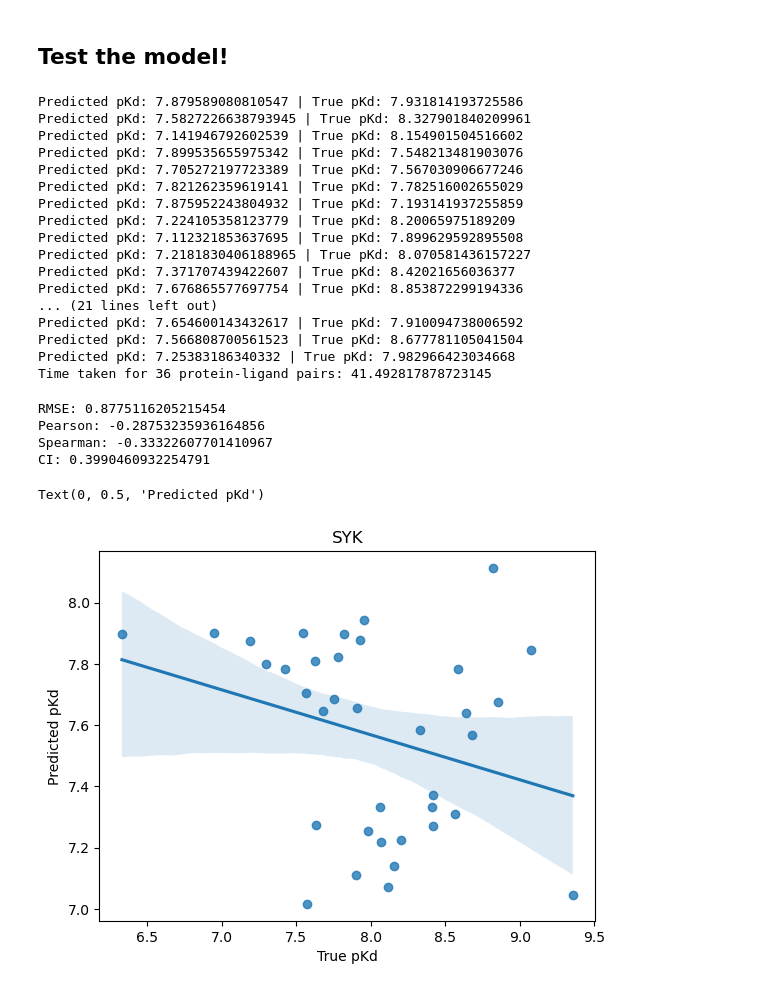
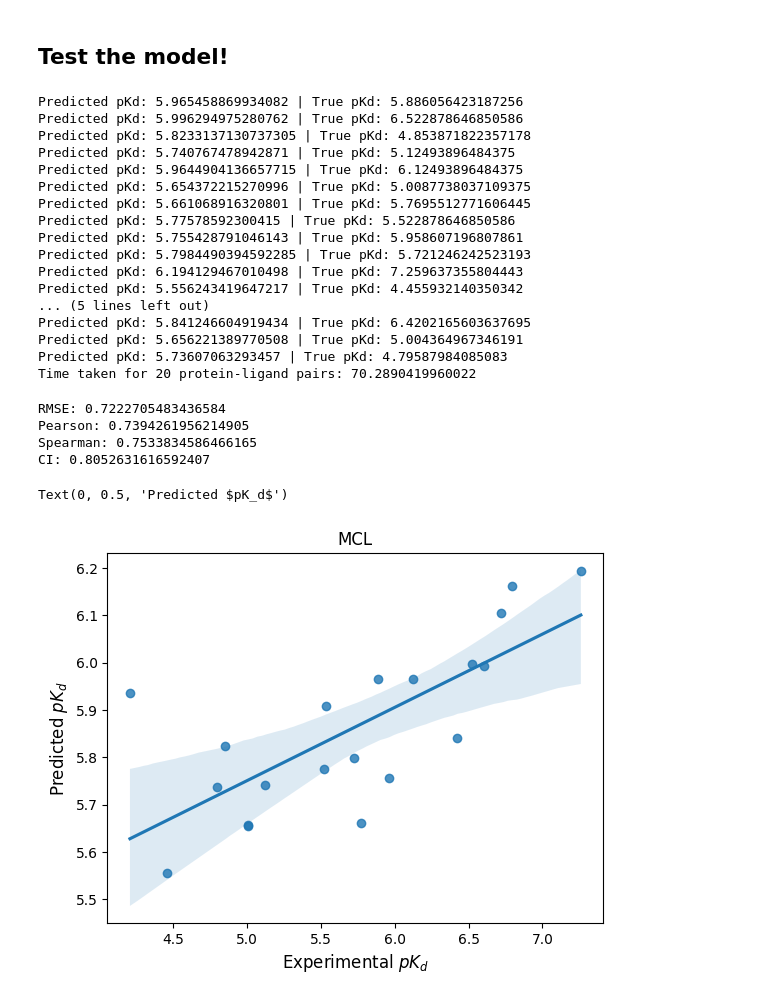
Before and after one commit to meyresearch/BALM, a Jupyter notebook: scripts/notebooks/few_shot_demo.ipynb, the cells around one changed output. Drawn from its saved outputs; the diff is of its cells as text; code cells hidden in the pictures.

```diff
--- a/scripts/notebooks/few_shot_demo.ipynb
+++ b/scripts/notebooks/few_shot_demo.ipynb
@@ -175,10 +228,10 @@ Text(0, 0.5, 'Predicted pKd')
 Note: This is a simplified training process, for a more tested approach, please refer to our `balm/trainer.py`
 # %%
 # Split data
-train_test_split = syk_data.train_test_split(train_size=0.2, seed=1234)
+train_test_split = mcl_data.train_test_split(train_size=0.2, seed=1234)
 
-train_syk_data = train_test_split["train"]
-test_syk_data = train_test_split["test"]
+train_mcl_data = train_test_split["train"]
+test_mcl_data = train_test_split["test"]
 # %%
 # Define a function that applies the cosine similarity conversion to a single example
 # This is VERY IMPORTANT since BALM uses cosine similarity
@@ -192,6 +245,6 @@ def add_cosine_similarity(example, pkd_upper_bound, pkd_lower_bound):
     return example
 
 # Use map to apply the function across the entire dataset
-train_syk_data = train_syk_data.map(lambda x: add_cosine_similarity(x, pkd_upper_bound, pkd_lower_bound))
-test_syk_data = test_syk_data.map(lambda x: add_cosine_similarity(x, pkd_upper_bound, pkd_lower_bound))
+train_mcl_data = train_mcl_data.map(lambda x: add_cosine_similarity(x, pkd_upper_bound, pkd_lower_bound))
+test_mcl_data = test_mcl_data.map(lambda x: add_cosine_similarity(x, pkd_upper_bound, pkd_lower_bound))
 # %%
@@ -236,7 +289,7 @@ for epoch in range(NUM_EPOCHS):
     model.train()  # Set the model to training mode
     total_loss = 0.0  # To track the loss for each epoch
 
-    for sample in train_syk_data:
+    for sample in train_mcl_data:
         # Prepare input
         protein_inputs = protein_tokenizer(sample["Target"], return_tensors="pt").to(DEVICE)
         drug_inputs = drug_tokenizer(sample["Drug"], return_tensors="pt").to(DEVICE)
@@ -265,7 +318,7 @@ for epoch in range(NUM_EPOCHS):
         total_loss += loss.item()
 
     # Log the loss for this epoch
-    avg_loss = total_loss / len(train_syk_data)
+    avg_loss = total_loss / len(train_mcl_data)
     print(f"Epoch [{epoch+1}/{NUM_EPOCHS}], Loss: {avg_loss:.4f}")
 
 print("Training complete! Time taken: ", time.time() - start)
@@ -288,7 +341,7 @@ model = model.eval()
 
 predictions = []
 labels = []
-for sample in test_syk_data:
+for sample in test_mcl_data:
     # Prepare input
     protein_inputs = protein_tokenizer(sample["Target"], return_tensors="pt").to(DEVICE)
     drug_inputs = drug_tokenizer(sample["Drug"], return_tensors="pt").to(DEVICE)
@@ -305,46 +358,46 @@ for sample in test_syk_data:
     print(f"Predicted pKd: {prediction.item()} | True pKd: {label.item()}")
     predictions.append(prediction.item())
     labels.append(label.item())
-print(f"Time taken for {len(test_syk_data)} protein-ligand pairs: {time.time() - start}")
+print(f"Time taken for {len(test_mcl_data)} protein-ligand pairs: {time.time() - start}")
 # %% [output]
-Predicted pKd: 7.879589080810547 | True pKd: 7.931814193725586
-Predicted pKd: 7.5827226638793945 | True pKd: 8.327901840209961
-Predicted pKd: 7.141946792602539 | True pKd: 8.154901504516602
-Predicted pKd: 7.899535655975342 | True pKd: 7.548213481903076
-Predicted pKd: 7.705272197723389 | True pKd: 7.567030906677246
-Predicted pKd: 7.821262359619141 | True pKd: 7.782516002655029
-Predicted pKd: 7.875952243804932 | True pKd: 7.193141937255859
-Predicted pKd: 7.224105358123779 | True pKd: 8.20065975189209
-Predicted pKd: 7.112321853637695 | True pKd: 7.899629592895508
-Predicted pKd: 7.2181830406188965 | True pKd: 8.070581436157227
-Predicted pKd: 7.371707439422607 | True pKd: 8.42021656036377
-Predicted pKd: 7.676865577697754 | True pKd: 8.853872299194336
-... (21 lines left out)
-Predicted pKd: 7.654600143432617 | True pKd: 7.910094738006592
-Predicted pKd: 7.566808700561523 | True pKd: 8.677781105041504
-Predicted pKd: 7.25383186340332 | True pKd: 7.982966423034668
-Time taken for 36 protein-ligand pairs: 41.492817878723145
+Predicted pKd: 5.965458869934082 | True pKd: 5.886056423187256
+Predicted pKd: 5.996294975280762 | True pKd: 6.522878646850586
+Predicted pKd: 5.8233137130737305 | True pKd: 4.853871822357178
+Predicted pKd: 5.740767478942871 | True pKd: 5.12493896484375
+Predicted pKd: 5.9644904136657715 | True pKd: 6.12493896484375
+Predicted pKd: 5.654372215270996 | True pKd: 5.0087738037109375
+Predicted pKd: 5.661068916320801 | True pKd: 5.7695512771606445
+Predicted pKd: 5.77578592300415 | True pKd: 5.522878646850586
+Predicted pKd: 5.755428791046143 | True pKd: 5.958607196807861
+Predicted pKd: 5.7984490394592285 | True pKd: 5.721246242523193
+Predicted pKd: 6.194129467010498 | True pKd: 7.259637355804443
+Predicted pKd: 5.556243419647217 | True pKd: 4.455932140350342
+... (5 lines left out)
+Predicted pKd: 5.841246604919434 | True pKd: 6.4202165603637695
+Predicted pKd: 5.656221389770508 | True pKd: 5.004364967346191
+Predicted pKd: 5.73607063293457 | True pKd: 4.79587984085083
+Time taken for 20 protein-ligand pairs: 70.2890419960022
 # %%
 from balm.metrics import get_ci, get_pearson, get_rmse, get_spearman
 
 rmse = get_rmse(torch.tensor(labels), torch.tensor(predictions))
 pearson = get_pearson(torch.tensor(labels), torch.tensor(predictions))
 spearman = get_spearman(torch.tensor(labels), torch.tensor(predictions))
 ci = get_ci(torch.tensor(labels), torch.tensor(predictions))
 
 print(f"RMSE: {rmse}")
 print(f"Pearson: {pearson}")
 print(f"Spearman: {spearman}")
 print(f"CI: {ci}")
 
 ax = sns.regplot(x=labels, y=predictions)
-ax.set_title(f"SYK")
-ax.set_xlabel("True pKd")
-ax.set_ylabel("Predicted pKd")
+ax.set_title(f"MCL")
+ax.set_xlabel(r'Experimental $pK_d$',fontsize=12)
+ax.set_ylabel(r'Predicted $pK_d$',fontsize=12)
 # %% [output]
-RMSE: 0.8775116205215454
-Pearson: -0.28753235936164856
-Spearman: -0.33322607701410967
-CI: 0.3990460932254791
+RMSE: 0.7222705483436584
+Pearson: 0.7394261956214905
+Spearman: 0.7533834586466165
+CI: 0.8052631616592407
-Text(0, 0.5, 'Predicted pKd')
+Text(0, 0.5, 'Predicted $pK_d$')
-[figure, old version]
+[figure, new version]
```
Also changed, not shown: parts of 14 cells of this notebook, 4 other files.
